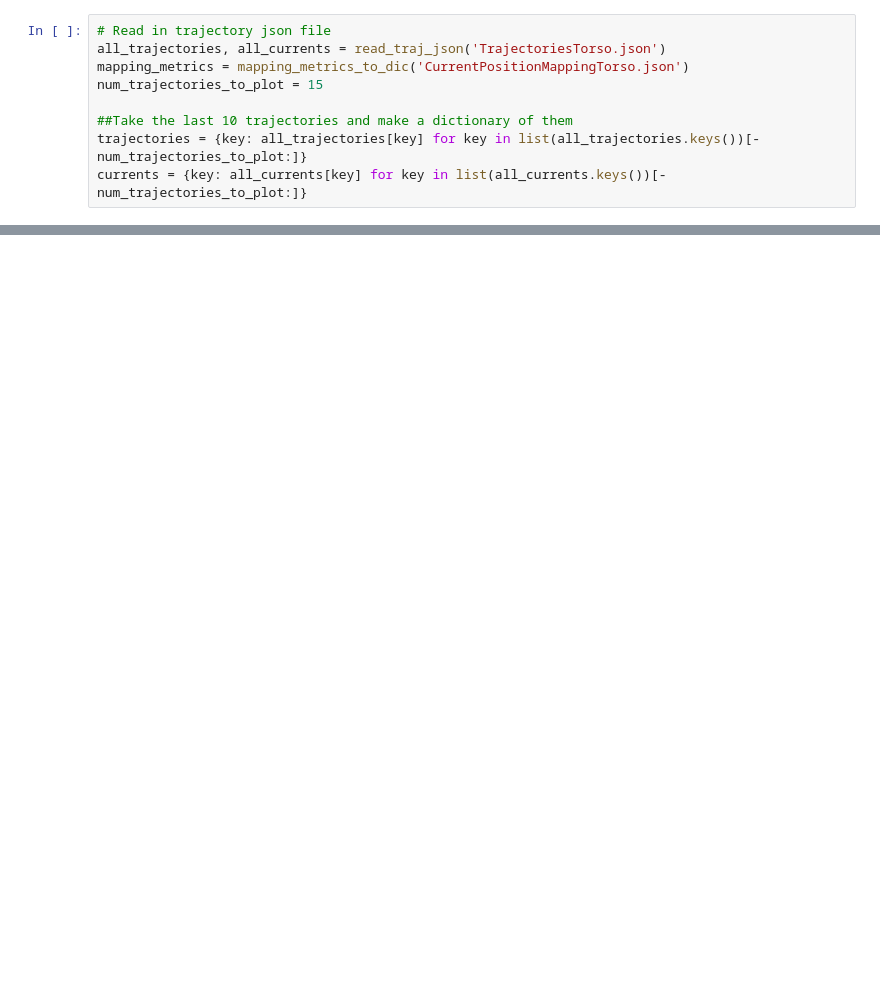
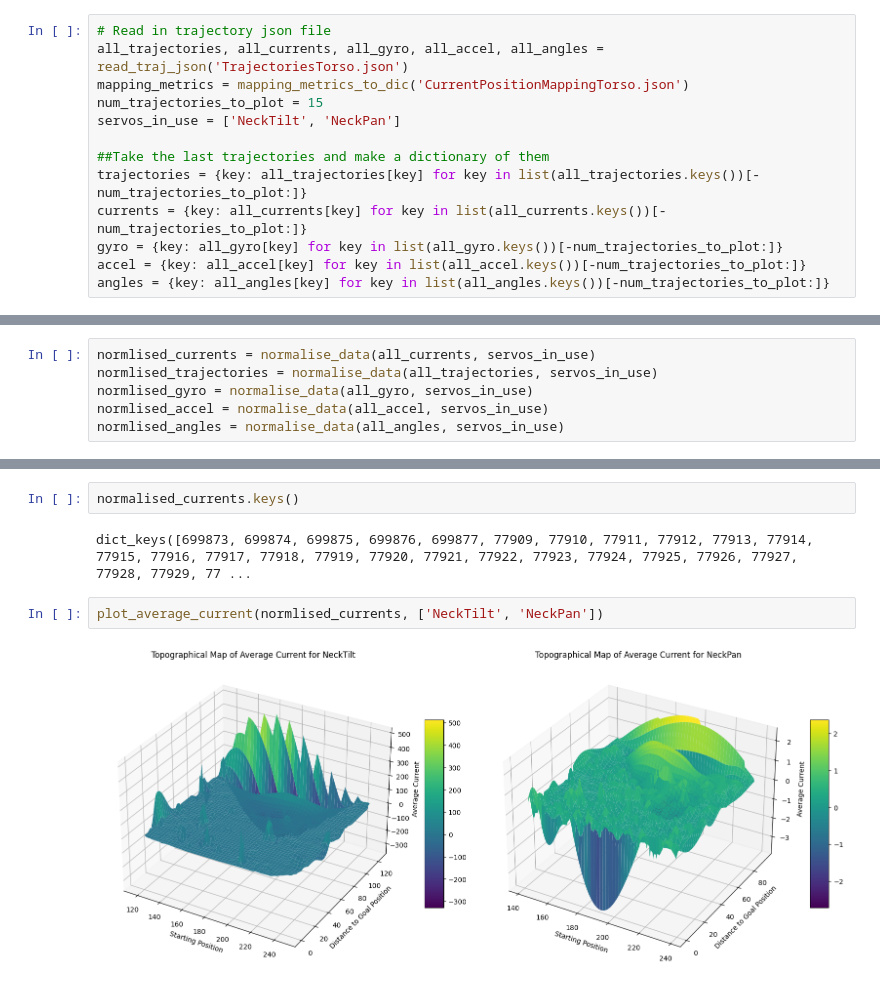
Before and after one commit to ikaros-project/ikaros, a Jupyter notebook: Source/Modules/RobotModules/CompliantRobot/CurrentPositionMapping/PlotTrajectories.ipynb, the cells around one changed output, grey strips where cells are left out. Cells and saved outputs as stored; diff of their text form; blank space fills up the shorter version.

```diff
--- a/Source/Modules/RobotModules/CompliantRobot/CurrentPositionMapping/PlotTrajectories.ipynb
+++ b/Source/Modules/RobotModules/CompliantRobot/CurrentPositionMapping/PlotTrajectories.ipynb
@@ -154,9 +237,13 @@ def filter_by_start_position(dict, traj_id, servo, start):
 # %%
 # Read in trajectory json file
-all_trajectories, all_currents = read_traj_json('TrajectoriesTorso.json')
+all_trajectories, all_currents, all_gyro, all_accel, all_angles = read_traj_json('TrajectoriesTorso.json')
 mapping_metrics = mapping_metrics_to_dic('CurrentPositionMappingTorso.json')
 num_trajectories_to_plot = 15
+servos_in_use = ['NeckTilt', 'NeckPan']
 
-##Take the last 10 trajectories and make a dictionary of them
+##Take the last trajectories and make a dictionary of them
 trajectories = {key: all_trajectories[key] for key in list(all_trajectories.keys())[-num_trajectories_to_plot:]}
 currents = {key: all_currents[key] for key in list(all_currents.keys())[-num_trajectories_to_plot:]}
+gyro = {key: all_gyro[key] for key in list(all_gyro.keys())[-num_trajectories_to_plot:]}
+accel = {key: all_accel[key] for key in list(all_accel.keys())[-num_trajectories_to_plot:]}
+angles = {key: all_angles[key] for key in list(all_angles.keys())[-num_trajectories_to_plot:]}
@@ -184,0 +408,6 @@ No trajectories found for NeckPan with the active filter
+# %%
+normlised_currents = normalise_data(all_currents, servos_in_use)
+normlised_trajectories = normalise_data(all_trajectories, servos_in_use)
+normlised_gyro = normalise_data(all_gyro, servos_in_use)
+normlised_accel = normalise_data(all_accel, servos_in_use)
+normlised_angles = normalise_data(all_angles, servos_in_use)
@@ -184,0 +422,8 @@ No trajectories found for NeckPan with the active filter
+# %%
+normalised_currents.keys()
+# %% [output]
+dict_keys([699873, 699874, 699875, 699876, 699877, 77909, 77910, 77911, 77912, 77913, 77914, 77915, 77916, 77917, 77918, 77919, 77920, 77921, 77922, 77923, 77924, 77925, 77926, 77927, 77928, 77929, 77 ...
+# %%
+plot_average_current(normlised_currents, ['NeckTilt', 'NeckPan'])
+# %% [output]
+[figure, added]
```
Also changed, not shown: parts of 19 cells of this notebook, 6 other files.
